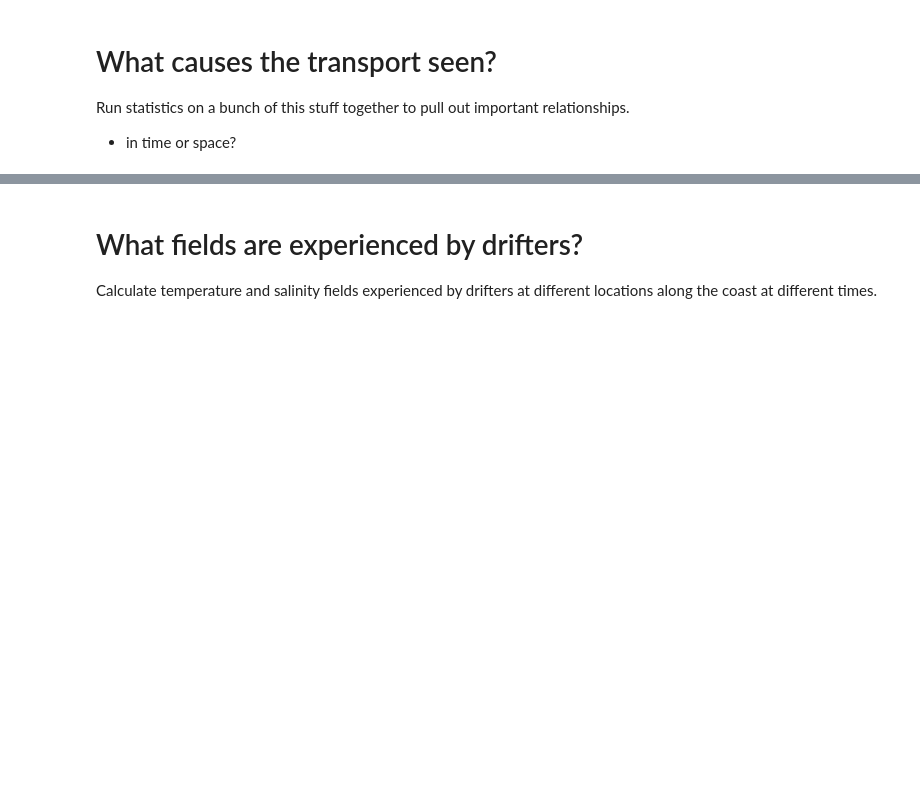
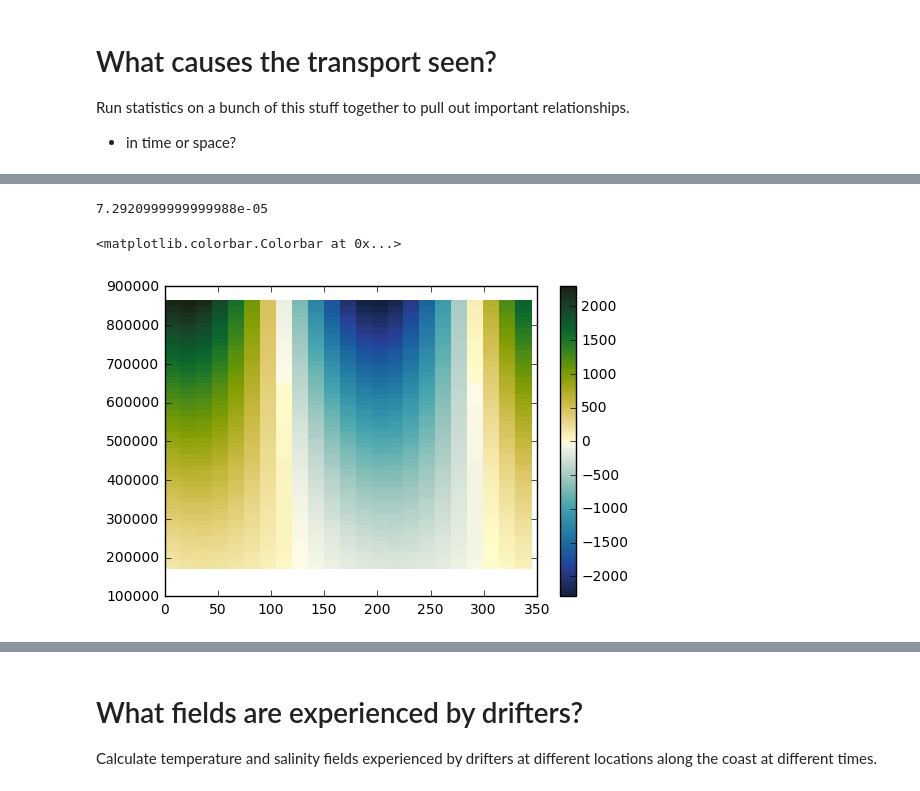
Before and after one commit to kthyng/shelf_transport, a Jupyter notebook: notebooks/Along-coast connectivity.ipynb, the cells around one changed output, grey strips where cells are left out. Cells and saved outputs as stored; diff of their text form; code cells hidden in the pictures; blank space fills up the shorter version.

```diff
--- a/notebooks/Along-coast connectivity.ipynb
+++ b/notebooks/Along-coast connectivity.ipynb
@@ -59,0 +88,41 @@ If the drifters are being moved between bays strictly by wind-driven flow, then
+# %%
+f
+# %% [output]
+7.2920999999999988e-05
+# %%
+%matplotlib inline
+import numpy as np
+import matplotlib.pyplot as plt
+import cmocean.cm as cmo
+
+# constants
+rho0 = 1025  # background density, kg/m^3
+H = 10  # Depth, m
+g = 9.81  # gravitational constant, m/s^2
+f = 2*7.2921e-5*np.sin(30*np.pi/180)  # Coriolis parameter, for 30 degrees North
+R = np.sqrt(g*H)/f  # Deformation radius, m
+AKv = 5e-5  # vertical viscosity coefficient, m^2/s; from some quick TXLA averages
+D = np.sqrt(2*AKv/f)  # Ekman depth
+
+# parameters
+theta = np.arange(0, 360, 15)*np.pi/180  # angles, radians
+T = np.linspace(2, 10)*86400  # 2-10 days in seconds
+Theta, TT = np.meshgrid(theta, T)  # varying parameters in 2d
+
+# Changing wind stress amplitude and y position
+W = 0.05  # also do up to W = 0.4  # N/m^2
+y = 0  # np.linspace(0,R)
+# # let land vary angle
+# phi = 30*np.pi/180
+# Theta -= phi
+
+# do calculation
+x = (W*TT/rho0)*(np.cos(Theta)/(2*H) * TT * np.exp(-y/R) + 1/(f*D) * (np.cos(Theta) + np.sin(Theta)))
+
+xp = (W*TT/rho0)*(np.cos(Theta)/(2*H) * TT * np.exp(-y/R))
+xe = (W*TT/rho0)*(1/(f*D) * (np.cos(Theta) + np.sin(Theta)))
+
+plt.pcolormesh(Theta*180/np.pi, TT, x/1e3, cmap=cmo.delta); plt.colorbar()
+# %% [output]
+<matplotlib.colorbar.Colorbar at 0x...>
+[figure, added]
```
Also changed, not shown: parts of 25 cells of this notebook, 1 other file.
